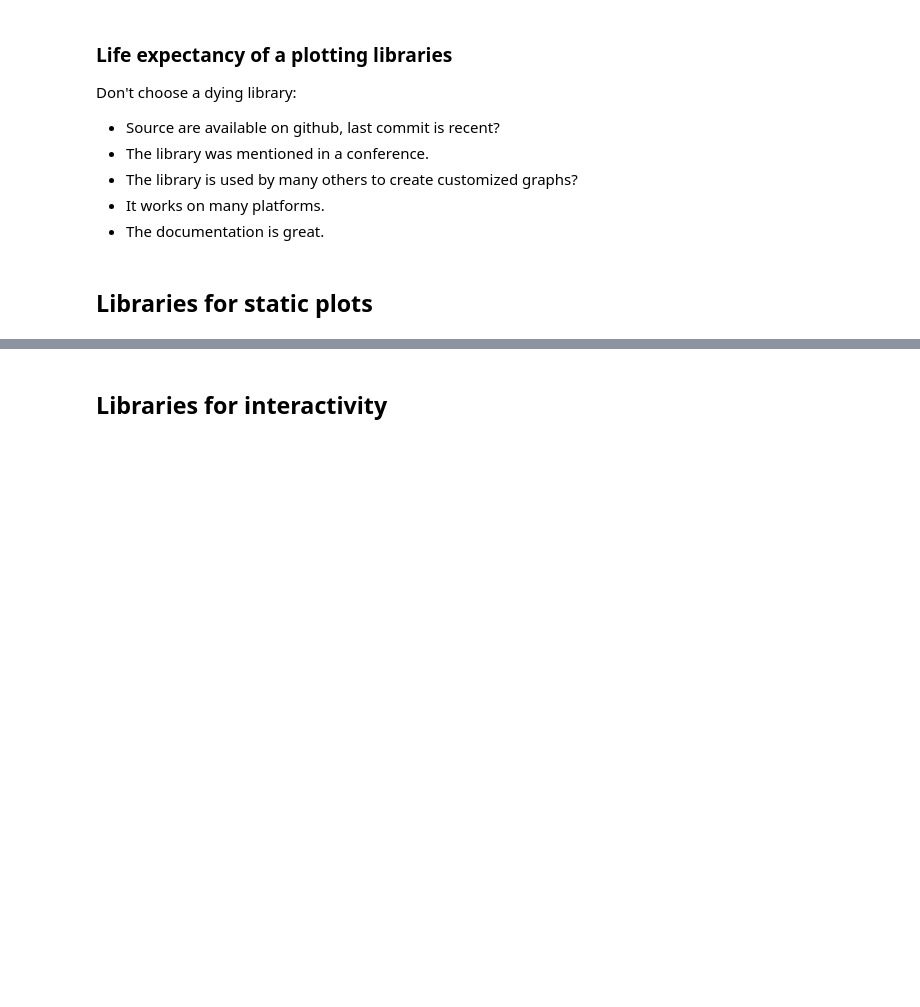
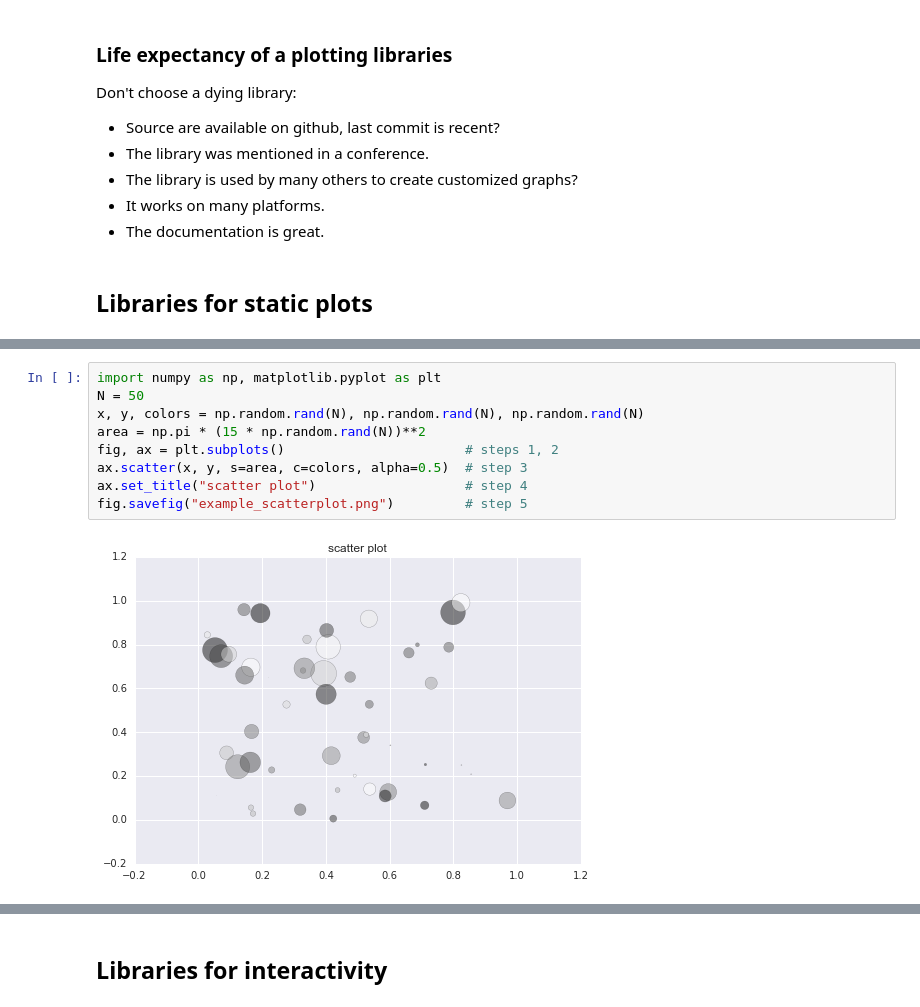
Before and after one commit to sdpython/jupytalk, a Jupyter notebook: _doc/notebooks/2016/pydata/10_plotting_libraries.ipynb, the cells around one changed output, grey strips where cells are left out. Saved outputs shown, nothing was run; the diff lists cells and outputs as text; blank space fills up the shorter version.

```diff
--- a/_doc/notebooks/2016/pydata/10_plotting_libraries.ipynb
+++ b/_doc/notebooks/2016/pydata/10_plotting_libraries.ipynb
@@ -165 +177,12 @@ add_notebook_menu(keep_item=2)
+# %%
+import numpy as np, matplotlib.pyplot as plt
+N = 50
+x, y, colors = np.random.rand(N), np.random.rand(N), np.random.rand(N)
+area = np.pi * (15 * np.random.rand(N))**2
+fig, ax = plt.subplots()                       # steps 1, 2
+ax.scatter(x, y, s=area, c=colors, alpha=0.5)  # step 3
+ax.set_title("scatter plot")                   # step 4
+fig.savefig("example_scatterplot.png")         # step 5
+# %% [output]
+[figure, added]
 # %% [markdown]
```
Also changed, not shown: parts of 32 cells of this notebook, 25 other files.
